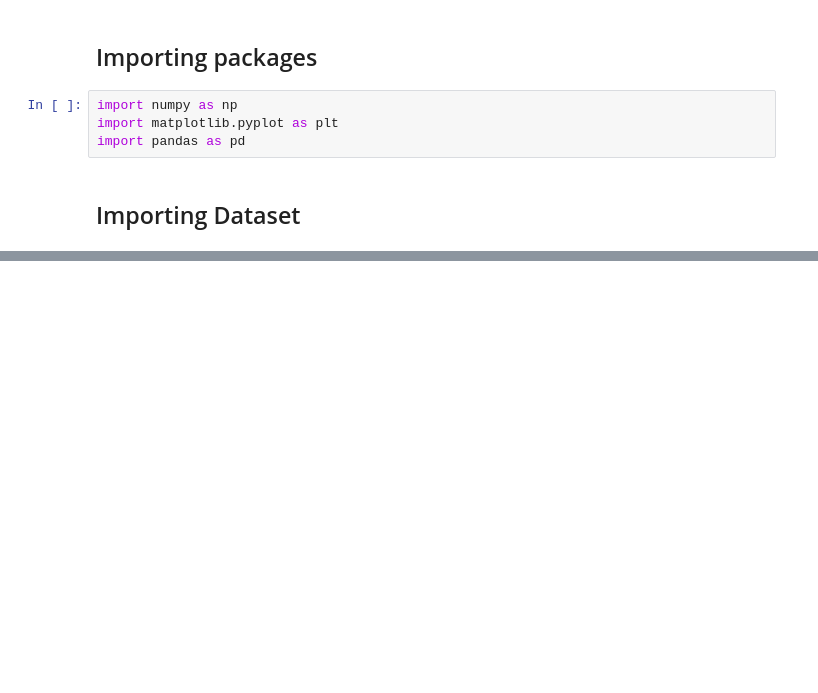
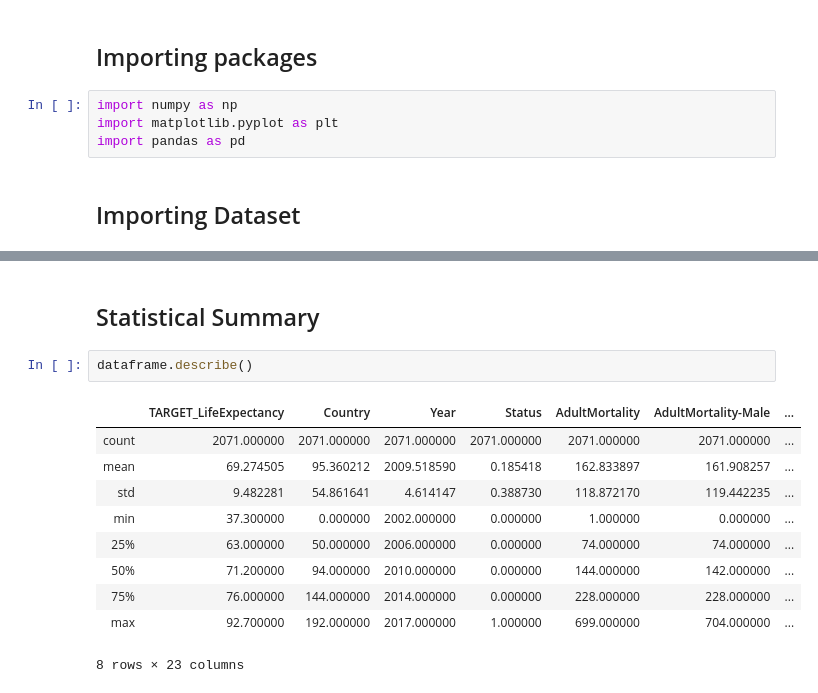
Before and after one commit to parekhjigar/Machine-Learning-A-Z-Python-and-R, a Jupyter notebook: 2. Regression/Regression Analysis/Regression-analysis.ipynb, the cells around one changed output, grey strips where cells are left out. Drawn from its saved outputs; the diff is of its cells as text; blank space fills up the shorter version.

```diff
--- a/2. Regression/Regression Analysis/Regression-analysis.ipynb
+++ b/2. Regression/Regression Analysis/Regression-analysis.ipynb
@@ -20,0 +22,15 @@ dataframe.head(5)
+# %% [markdown]
+## Statistical Summary
+# %%
+dataframe.describe()
+# %% [output]
+|  | TARGET_LifeExpectancy | Country | Year | Status | AdultMortality | AdultMortality-Male | ... |
+| count | 2071.000000 | 2071.000000 | 2071.000000 | 2071.000000 | 2071.000000 | 2071.000000 | ... |
+| mean | 69.274505 | 95.360212 | 2009.518590 | 0.185418 | 162.833897 | 161.908257 | ... |
+| std | 9.482281 | 54.861641 | 4.614147 | 0.388730 | 118.872170 | 119.442235 | ... |
+| min | 37.300000 | 0.000000 | 2002.000000 | 0.000000 | 1.000000 | 0.000000 | ... |
+| 25% | 63.000000 | 50.000000 | 2006.000000 | 0.000000 | 74.000000 | 74.000000 | ... |
+| 50% | 71.200000 | 94.000000 | 2010.000000 | 0.000000 | 144.000000 | 142.000000 | ... |
+| 75% | 76.000000 | 144.000000 | 2014.000000 | 0.000000 | 228.000000 | 228.000000 | ... |
+| max | 92.700000 | 192.000000 | 2017.000000 | 1.000000 | 699.000000 | 704.000000 | ... |
+8 rows × 23 columns
```
Also changed, not shown: parts of 6 cells of this notebook.
